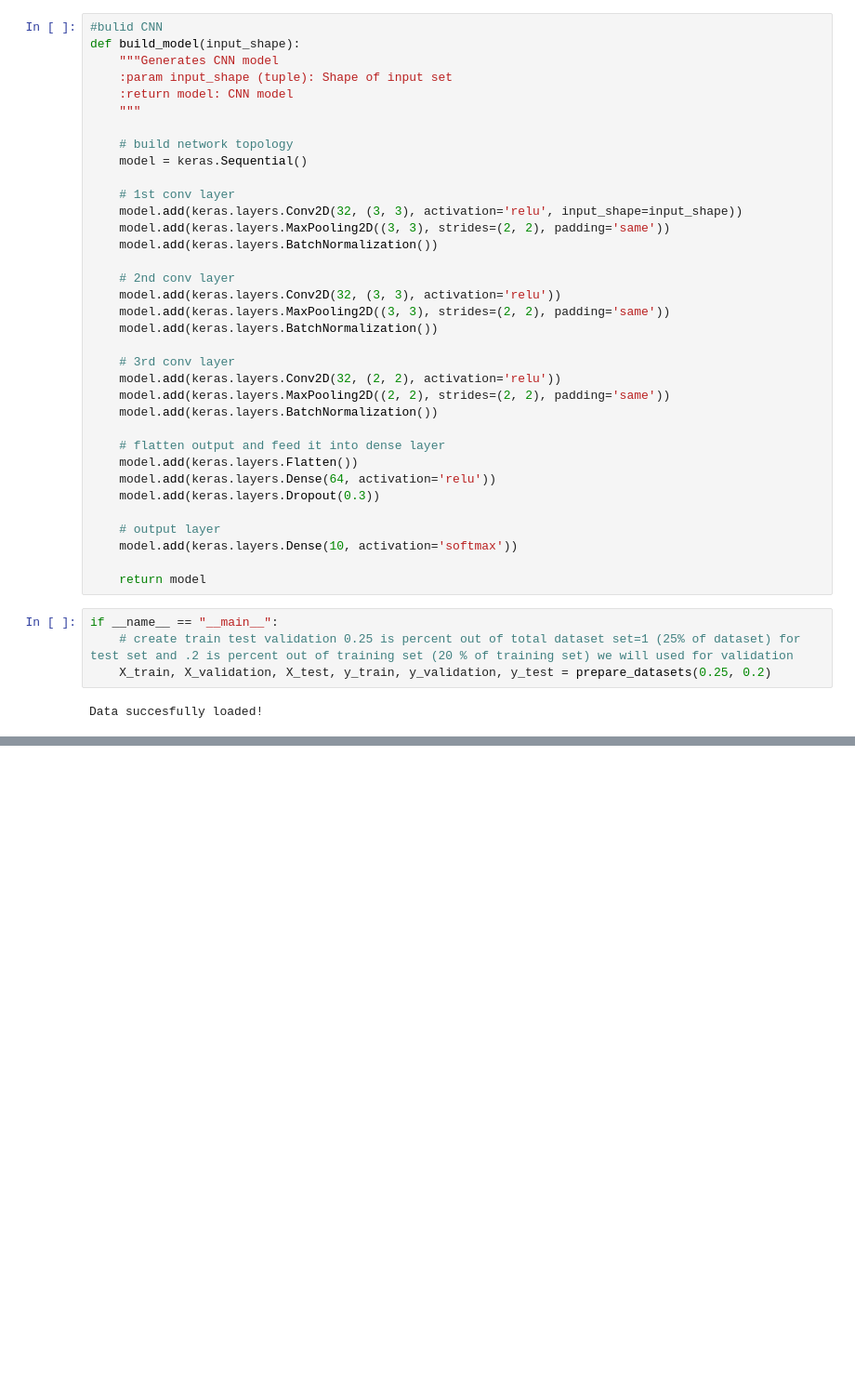
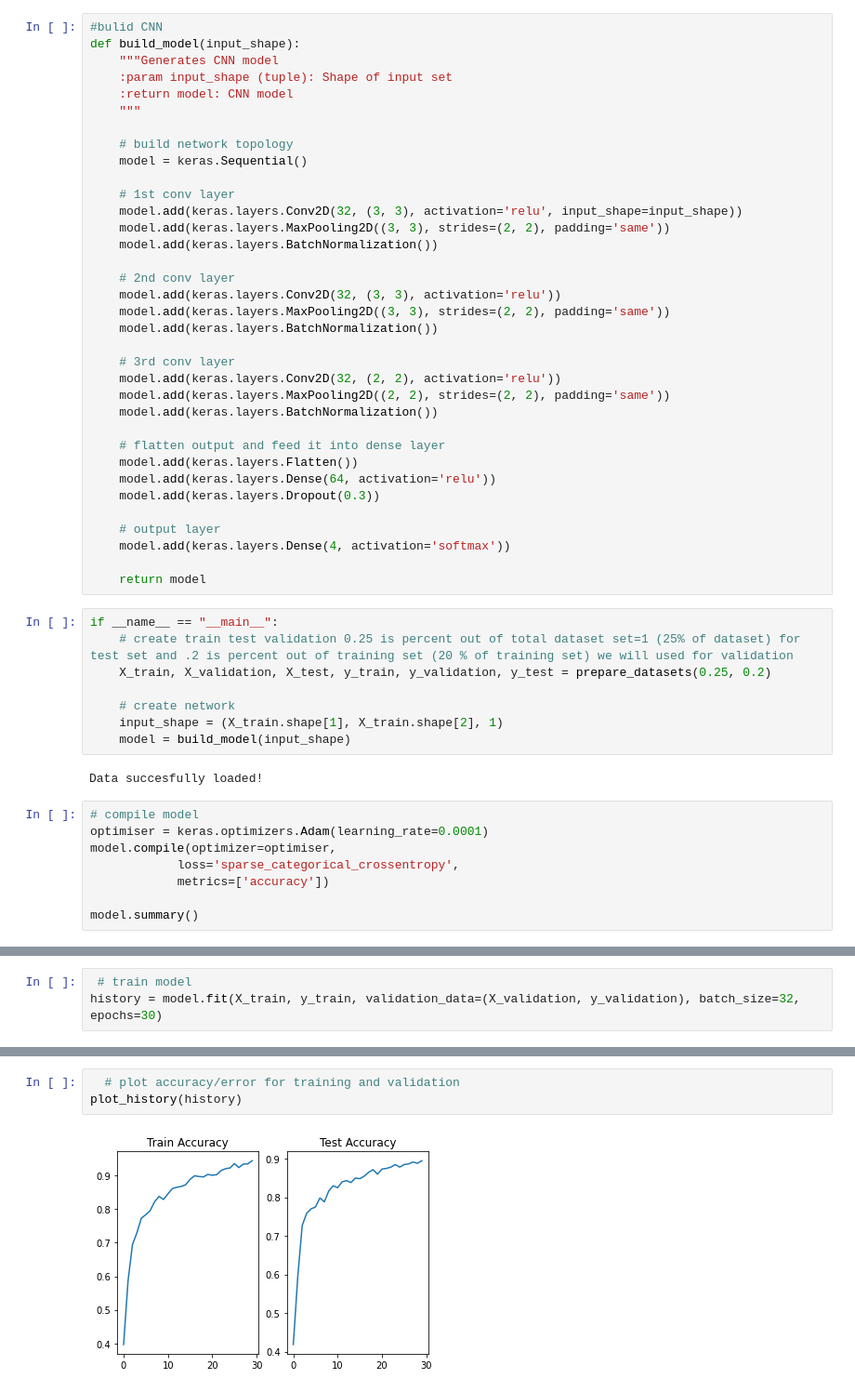
Before and after one commit to touseefashraf/dl_for_audio, a Jupyter notebook: genre classification using CNN.ipynb, the cells around one changed output, grey strips where cells are left out. Shown: that part at 93% size. Saved outputs shown, nothing was run; the diff lists cells and outputs as text; blank space fills up the shorter version.

```diff
--- a/genre classification using CNN.ipynb
+++ b/genre classification using CNN.ipynb
@@ -84,12 +116,24 @@ def build_model(input_shape):
     model.add(keras.layers.Dropout(0.3))
 
     # output layer
-    model.add(keras.layers.Dense(10, activation='softmax'))
+    model.add(keras.layers.Dense(4, activation='softmax'))
 
     return model
 # %%
 if __name__ == "__main__":
     # create train test validation 0.25 is percent out of total dataset set=1 (25% of dataset) for test set and .2 is percent out of training set (20 % of training set) we will used for validation
     X_train, X_validation, X_test, y_train, y_validation, y_test = prepare_datasets(0.25, 0.2)
+
+    # create network
+    input_shape = (X_train.shape[1], X_train.shape[2], 1)
+    model = build_model(input_shape)
 # %% [output]
 Data succesfully loaded!
+# %%
+# compile model
+optimiser = keras.optimizers.Adam(learning_rate=0.0001)
+model.compile(optimizer=optimiser,
+            loss='sparse_categorical_crossentropy',
+            metrics=['accuracy'])
+
+model.summary()
@@ -95,0 +158,3 @@ Data succesfully loaded!
+# %%
+ # train model
+history = model.fit(X_train, y_train, validation_data=(X_validation, y_validation), batch_size=32, epochs=30)
@@ -95,0 +179,5 @@ Data succesfully loaded!
+# %%
+  # plot accuracy/error for training and validation
+plot_history(history)
+# %% [output]
+[figure, added]
```
Also changed, not shown: parts of 12 cells of this notebook.
